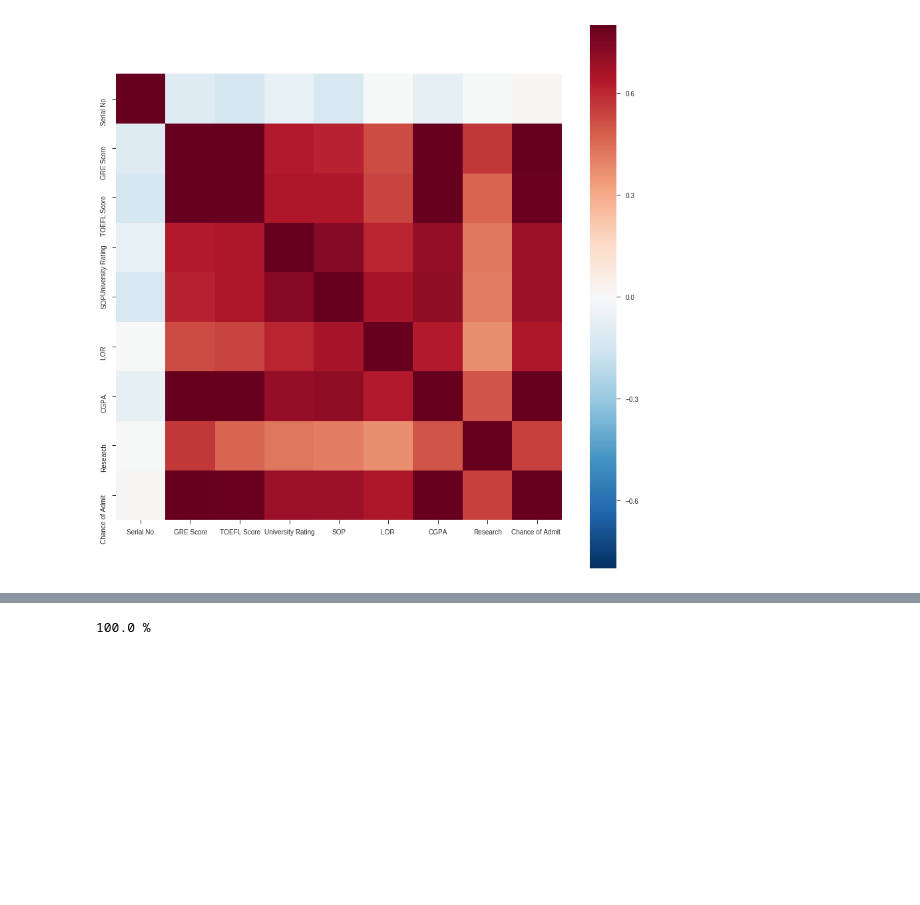
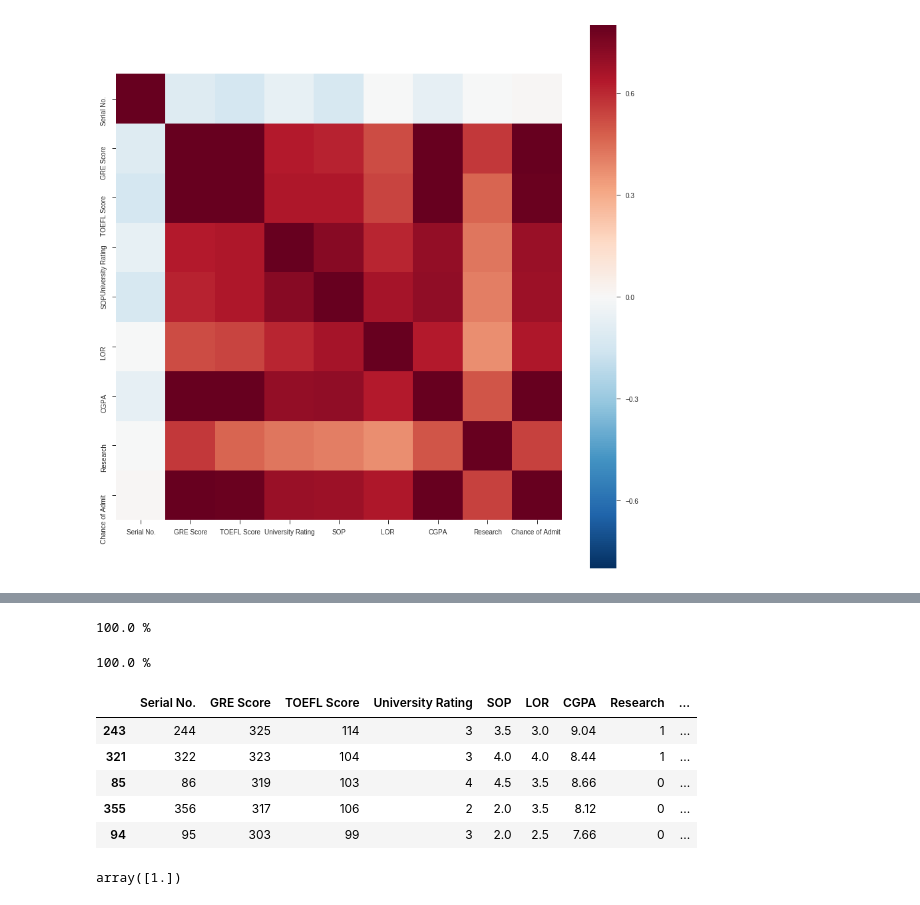
Before and after one commit to RutujaJadhav/predict-admission-rate, a Jupyter notebook: Predicting_grad_school_admission_rate.ipynb, the cells around one changed output, grey strips where cells are left out. Cells and saved outputs as stored; diff of their text form; code cells hidden in the pictures; blank space fills up the shorter version.

```diff
--- a/Predicting_grad_school_admission_rate.ipynb
+++ b/Predicting_grad_school_admission_rate.ipynb
@@ -156 +177,6 @@ plt.scatter(y_test, predictions)
+# %%
+accuracy = lm.score(X_train,y_train)
+print(accuracy*100,'%')
+# %% [output]
+100.0 %
 # %%
@@ -158,3 +184,16 @@ accuracy = lm.score(X_test,y_test)
 print(accuracy*100,'%')
 # %% [output]
 100.0 %
+# %%
+X_train.head()
+# %% [output]
+|  | Serial No. | GRE Score | TOEFL Score | University Rating | SOP | LOR | CGPA | Research | ... |
+| 243 | 244 | 325 | 114 | 3 | 3.5 | 3.0 | 9.04 | 1 | ... |
+| 321 | 322 | 323 | 104 | 3 | 4.0 | 4.0 | 8.44 | 1 | ... |
+| 85 | 86 | 319 | 103 | 4 | 4.5 | 3.5 | 8.66 | 0 | ... |
+| 355 | 356 | 317 | 106 | 2 | 2.0 | 3.5 | 8.12 | 0 | ... |
+| 94 | 95 | 303 | 99 | 3 | 2.0 | 2.5 | 7.66 | 0 | ... |
+# %%
+lm.predict([[0,142,32,118,2,4.5,3.5,9.36,1]])
+# %% [output]
+array([1.])
```
Also changed, not shown: parts of 5 cells of this notebook.
